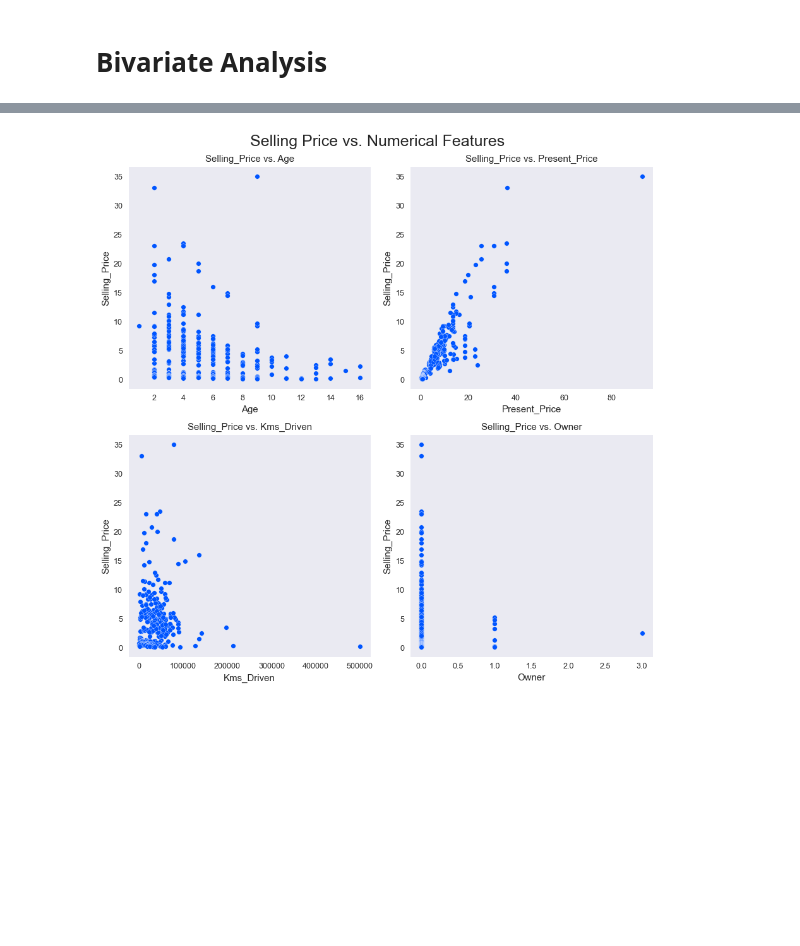
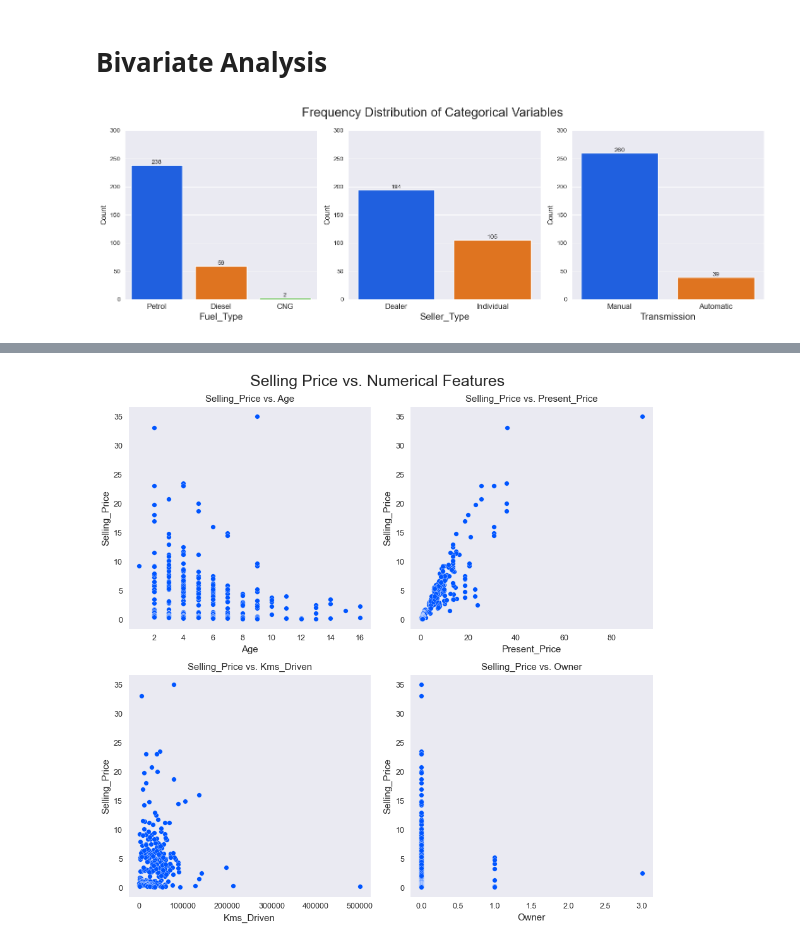
Before and after one commit to lhgiang040504/AI, a Jupyter notebook: Machine_Learning/Supervised_Learning/Linear_Regression/visualization/data visualization.ipynb, the cells around one changed output, grey strips where cells are left out. Saved outputs shown, nothing was run; the diff lists cells and outputs as text; code cells hidden in the pictures; blank space fills up the shorter version.

```diff
--- a/Machine_Learning/Supervised_Learning/Linear_Regression/visualization/data visualization.ipynb
+++ b/Machine_Learning/Supervised_Learning/Linear_Regression/visualization/data visualization.ipynb
@@ -99,7 +109,7 @@ print(outlier_index)
 # Outliers Labeling
 df1 = df.copy()
 df1['label'] = 'Normal'
-df1.loc[outliers_indexes,'label'] = 'Outlier'
+df1.loc[outlier_index,'label'] = 'Outlier'
 
 # Removing Outliers
 removing_indexes = []
@@ -141,5 +151,29 @@ Seller_Type      0
 Transmission     0
 Owner            0
 dtype: int64
+# %%
+df1 = df.copy()
+df1.drop(removing_indexes, inplace=True)
+df1.reset_index(drop=True, inplace=True)
 # %% [markdown]
 # Bivariate Analysis
+# %%
+fig, ax = plt.subplots(nrows=1, ncols=3, figsize=(15,5), dpi=100)
+colors = ['#0055ff', '#ff7000', '#23bf00']
+CustomPalette = sns.set_palette(sns.color_palette(colors))
+
+CatCols = df1.select_dtypes(include="object").columns
+for i in range(len(CatCols)):
+    graph = sns.countplot(x=CatCols[i], data=df1, ax=ax[i])
+    ax[i].set_xlabel(CatCols[i], fontsize=15)
+    ax[i].set_ylabel('Count', fontsize=12)
+    ax[i].set_ylim([0,300])
+    ax[i].set_xticklabels(ax[i].get_xticklabels(), fontsize=12)
+    for cont in graph.containers:
+        graph.bar_label(cont)
+
+plt.suptitle('Frequency Distribution of Categorical Variables', fontsize=20)
+plt.tight_layout()
+plt.show()
+# %% [output]
+[figure, added]
```
Also changed, not shown: parts of 4 cells of this notebook, 2 other files.
